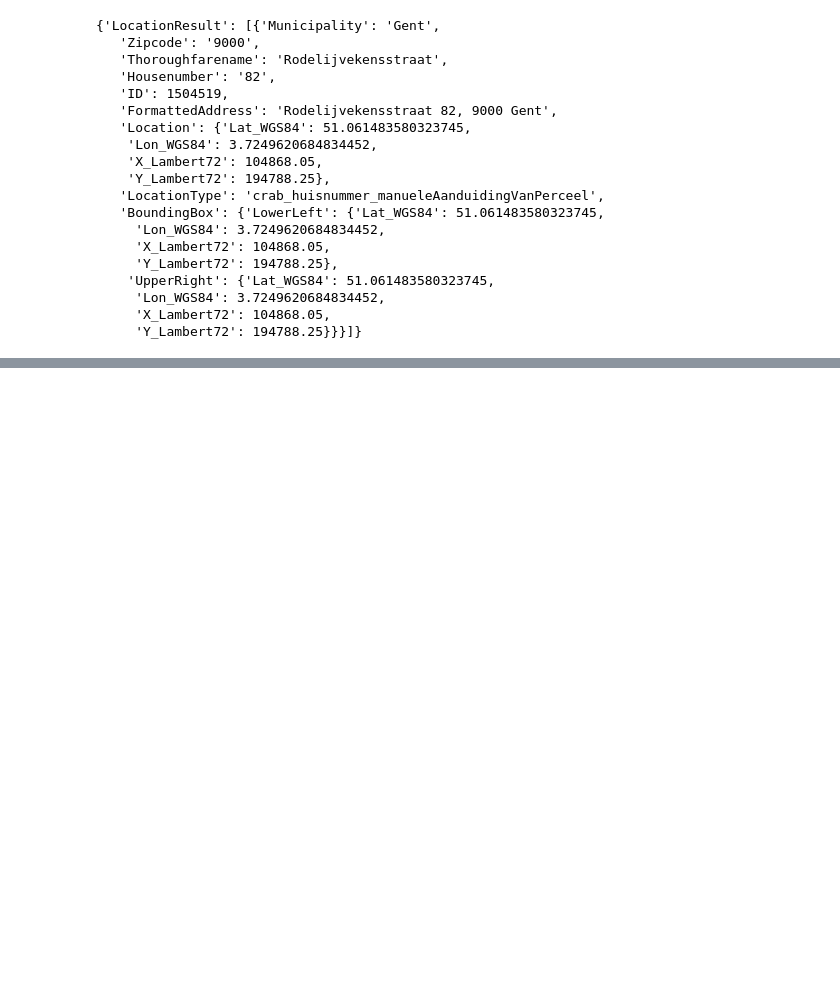
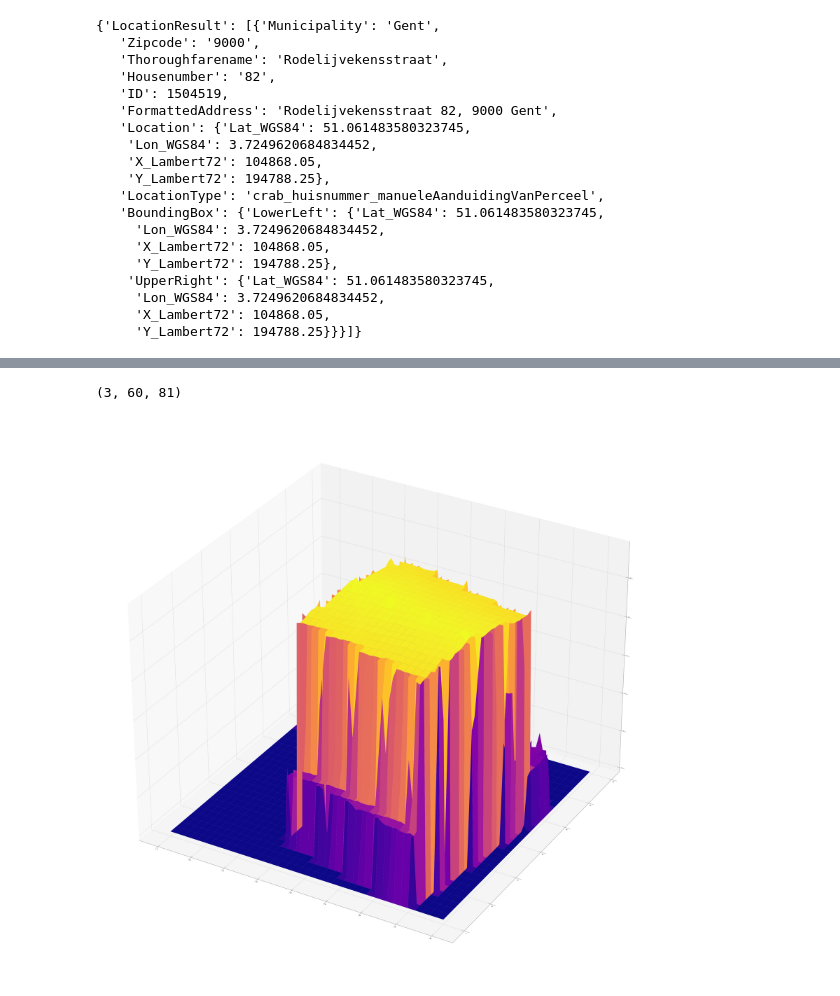
Before and after one commit to kpranke/3D_houses, a Jupyter notebook: 3D Houses.ipynb, the cells around one changed output, grey strips where cells are left out. Saved outputs shown, nothing was run; the diff lists cells and outputs as text; code cells hidden in the pictures; blank space fills up the shorter version.

```diff
--- a/3D Houses.ipynb
+++ b/3D Houses.ipynb
@@ -664,0 +606,4 @@ TypeError: Warp() takes 2 positional arguments but 3 were given
+# %%
+chm_clip = chm_clip.fillna(0)
+# %%
+chm_clip_padded = np.pad(chm_clip, pad_width=1)
@@ -664,0 +630,15 @@ TypeError: Warp() takes 2 positional arguments but 3 were given
+# %%
+chm_clip_padded.shape
+# %% [output]
+(3, 60, 81)
+# %%
+# initialize figure and axes3D objects
+hf = plt.figure(figsize = (80,80))
+ha = hf.add_subplot(111, projection='3d')
+
+# plotting the 3D data
+X, Y = np.meshgrid(np.arange(81), np.arange(60))
+ha.plot_surface(X, Y, chm_clip_padded[1],cmap='plasma')
+plt.show()
+# %% [output]
+[figure, added]
```
Also changed, not shown: parts of 47 cells of this notebook, 1 other file.
